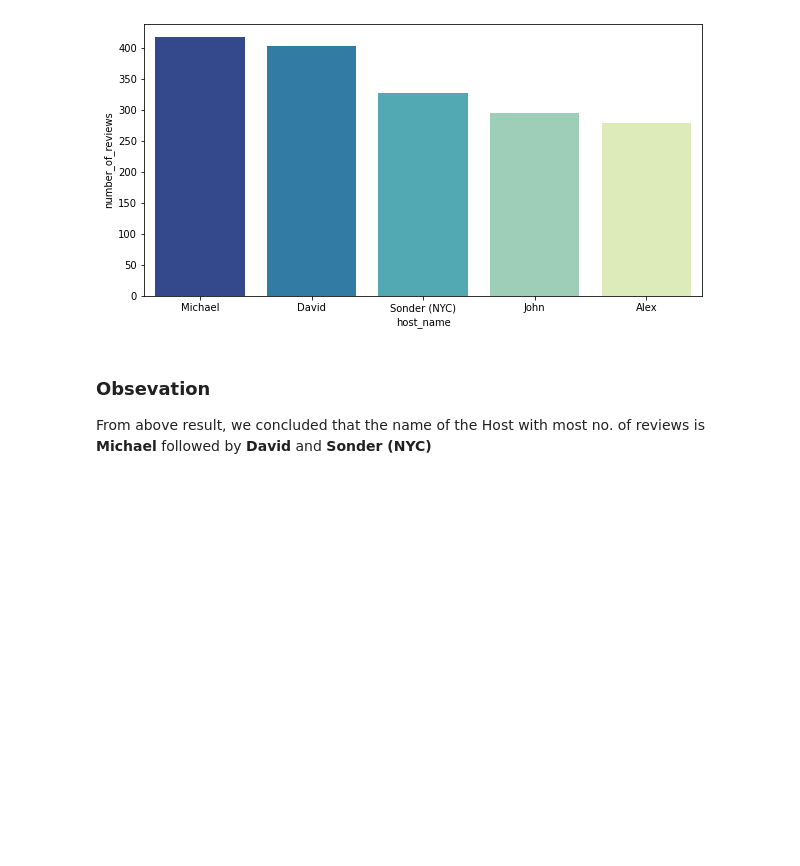
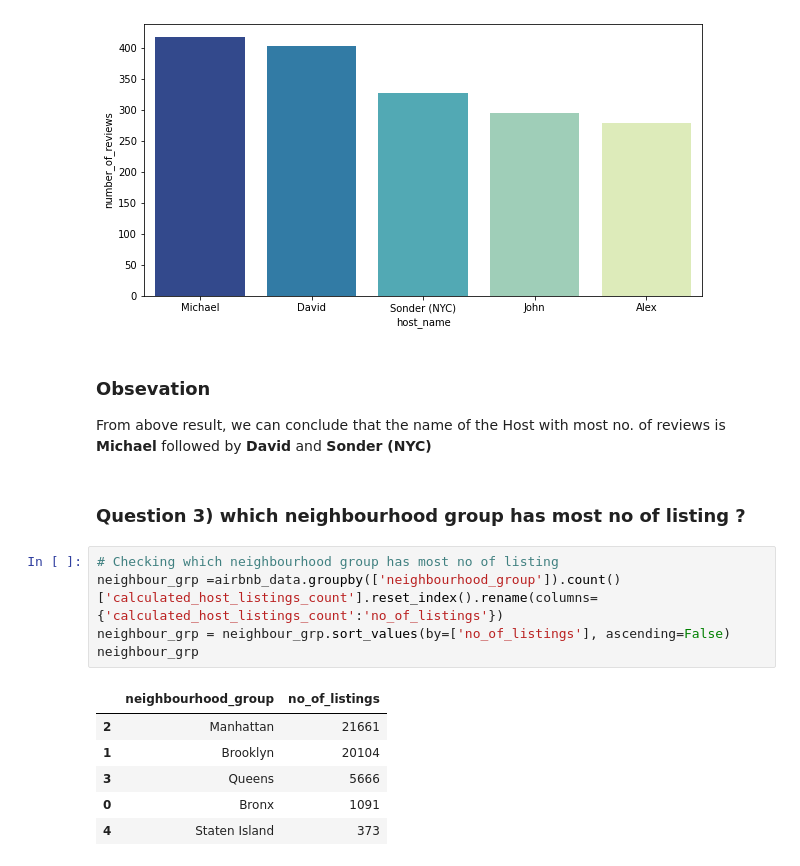
Before and after one commit to AshishMekhe/Capstone-Project-Airbnb-Data-Analysis, a Jupyter notebook: Airbnb_Bookings_Analysis_Capstone_Project.ipynb, the cells around one changed output. Cells and saved outputs as stored; diff of their text form; blank space fills up the shorter version.

Commit message:
Question No. 3

```diff
--- a/Airbnb_Bookings_Analysis_Capstone_Project.ipynb
+++ b/Airbnb_Bookings_Analysis_Capstone_Project.ipynb
@@ -250,5 +248,19 @@ sns.barplot(x="host_name",y='number_of_reviews',data = max_review, palette="YlGn
 [figure]
 # %% [markdown]
 ### **Obsevation**
-From above result, we concluded that the name of the Host with most no. of reviews is
+From above result, we can conclude that the name of the Host with most no. of reviews is
 **Michael** followed by **David** and **Sonder (NYC)**
+# %% [markdown]
+### Question 3)  which neighbourhood group has most no of listing ?
+# %%
+# Checking which neighbourhood group has most no of listing
+neighbour_grp =airbnb_data.groupby(['neighbourhood_group']).count()['calculated_host_listings_count'].reset_index().rename(columns={'calculated_host_listings_count':'no_of_listings'})
+neighbour_grp = neighbour_grp.sort_values(by=['no_of_listings'], ascending=False)
+neighbour_grp
+# %% [output]
+|  | neighbourhood_group | no_of_listings |
+| 2 | Manhattan | 21661 |
+| 1 | Brooklyn | 20104 |
+| 3 | Queens | 5666 |
+| 0 | Bronx | 1091 |
+| 4 | Staten Island | 373 |
```
Also changed, not shown: parts of 4 cells of this notebook.
